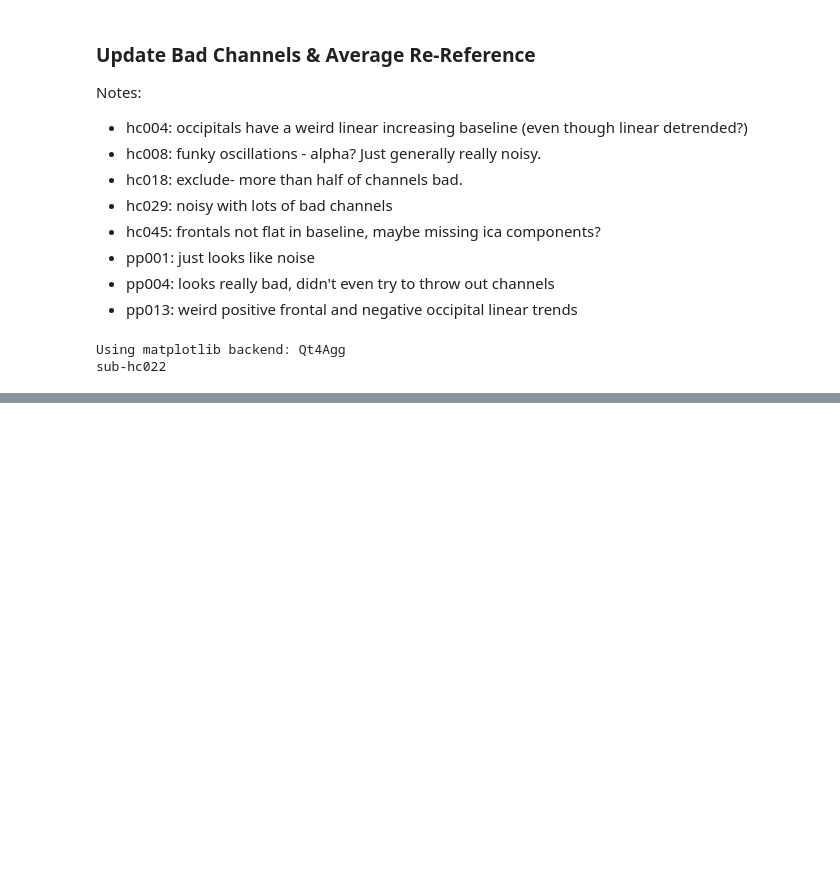
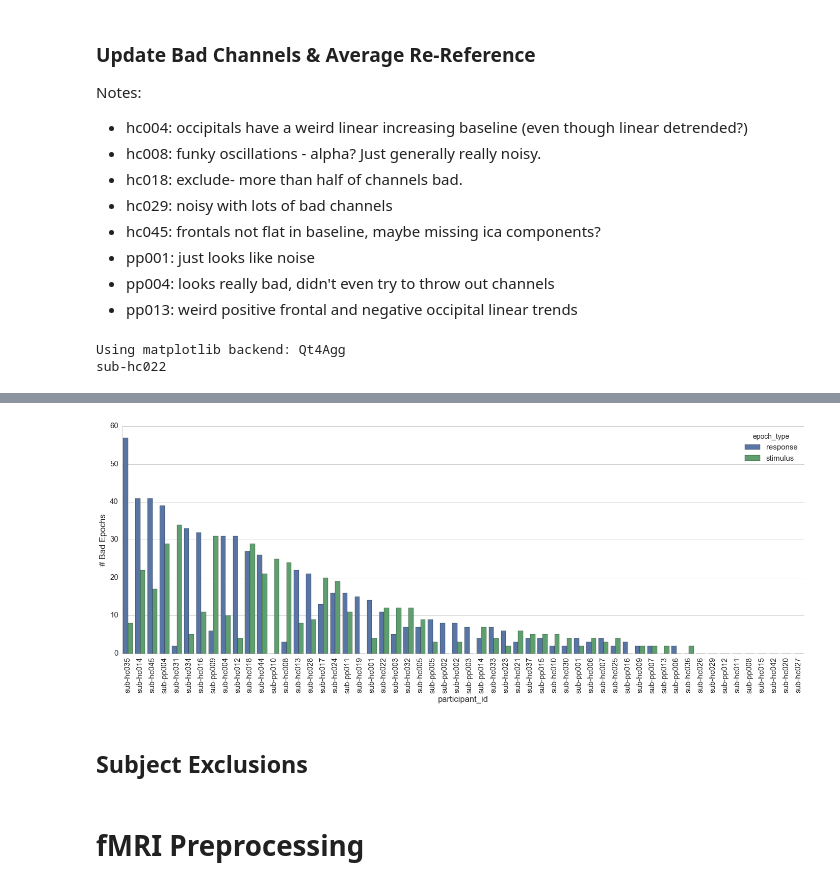
Before and after one commit to mghneurotherapeutics/msit, a Jupyter notebook: notebooks/01-preprocessing.ipynb, the cells around one changed output, grey strips where cells are left out. Saved outputs shown, nothing was run; the diff lists cells and outputs as text; code cells hidden in the pictures; blank space fills up the shorter version.

```diff
--- a/notebooks/01-preprocessing.ipynb
+++ b/notebooks/01-preprocessing.ipynb
@@ -425,0 +583,17 @@ sub-hc022
+# %%
+bad_epoch_info = extract_bad_epochs_group_info('../data/derivatives/eeg_preprocessing', CH_NAMES)
+# %%
+%matplotlib inline
+plt.figure(figsize=(24, 8))
+sns.barplot(x='participant_id', y='num_bad', hue='epoch_type',
+            data=bad_epoch_info.sort_values(by='num_bad', ascending=False))
+plt.xticks(rotation=90)
+plt.ylabel('# Bad Epochs')
+sns.despine()
+plt.show()
+# %% [output]
+[figure, added]
+# %% [markdown]
+## Subject Exclusions
+# %% [markdown]
+# fMRI Preprocessing
```
Also changed, not shown: parts of 18 cells of this notebook, 3 other files.
